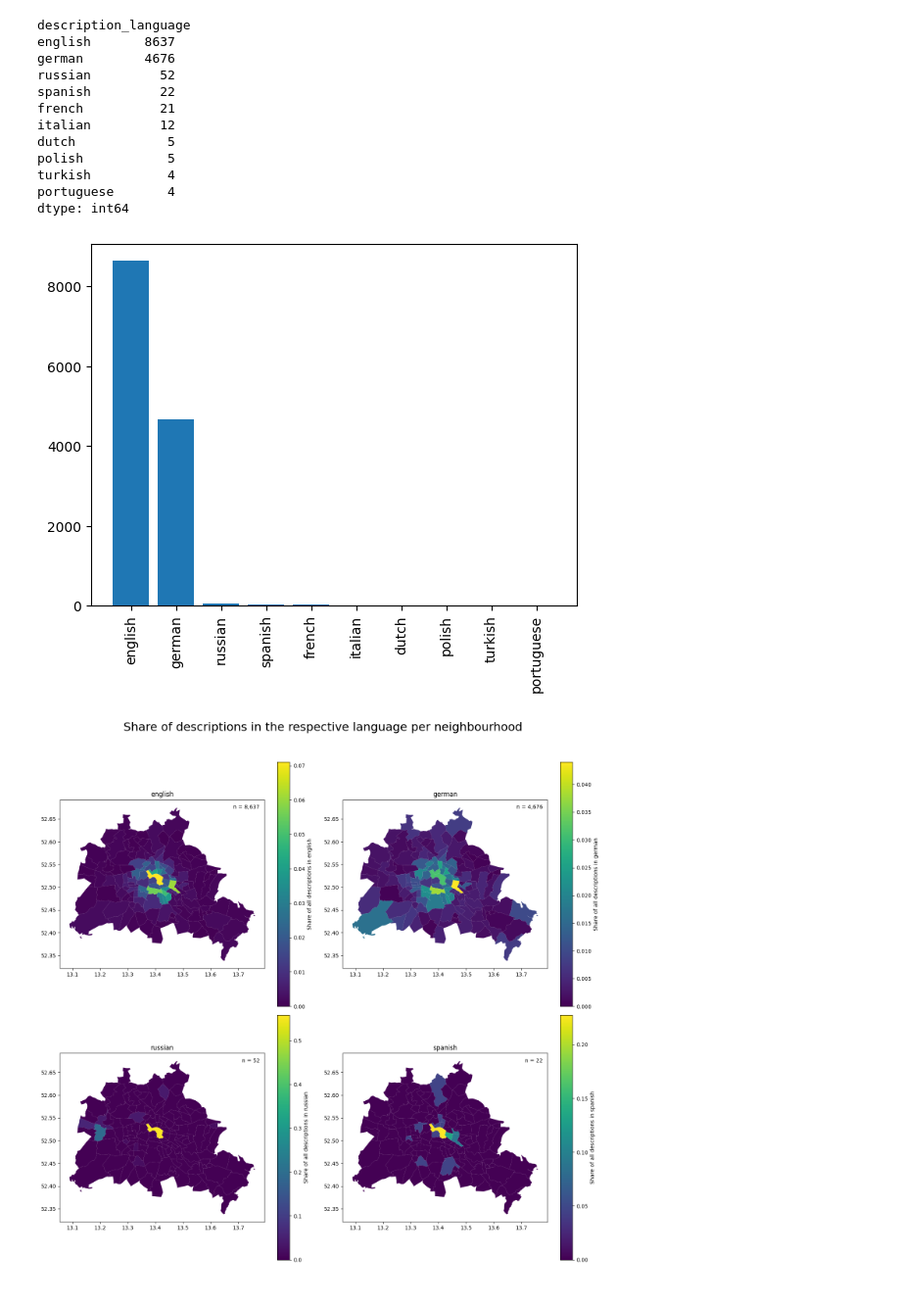
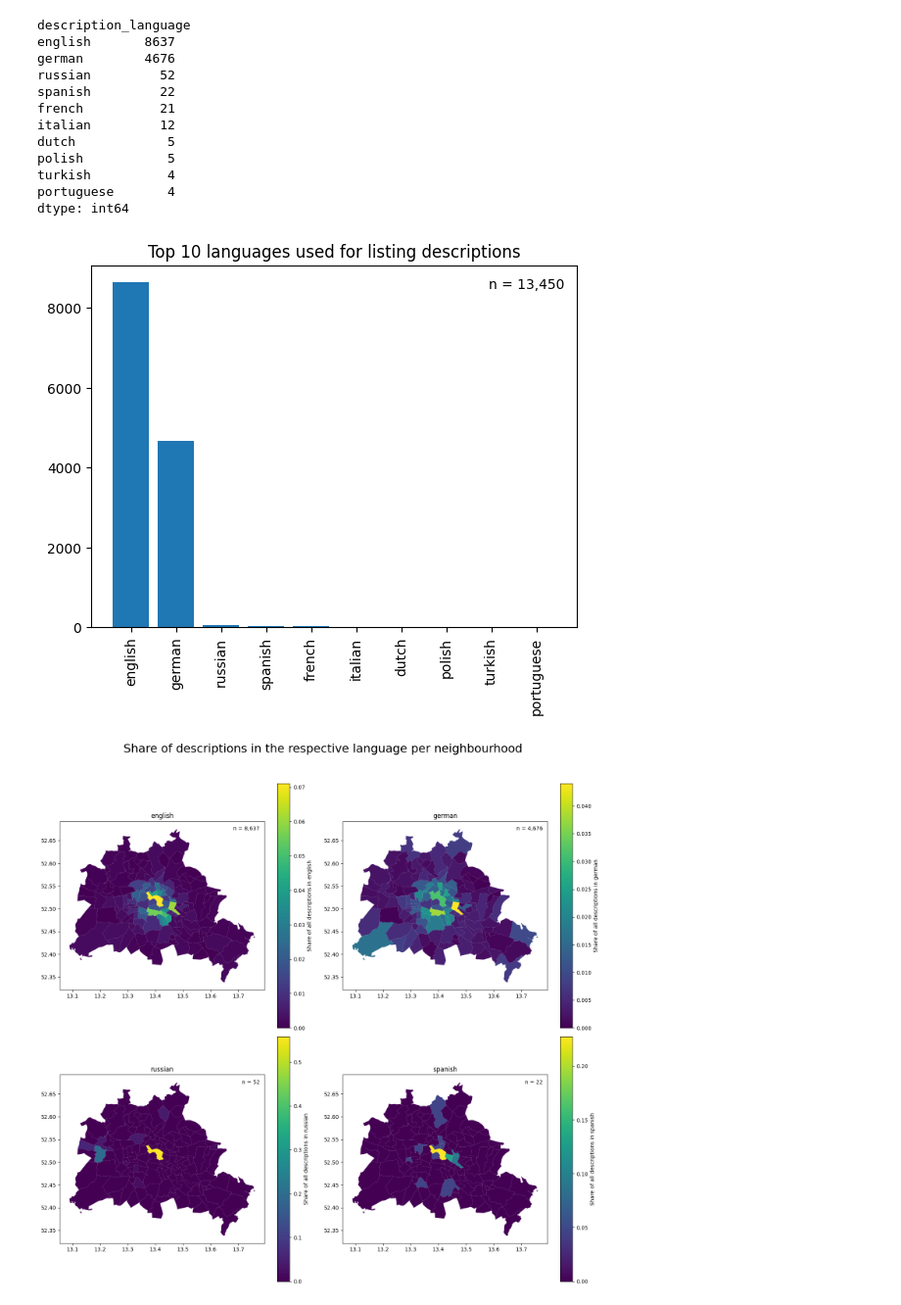
Before and after one commit to unibz-seis2022-transcripts/programming-for-data-science-project, a Jupyter notebook: Inside-Airbnb-Berlin.ipynb, the cells around one changed output. Shown at 98% size. Saved outputs shown, nothing was run; the diff lists cells and outputs as text; code cells hidden in the pictures.

```diff
--- a/Inside-Airbnb-Berlin.ipynb
+++ b/Inside-Airbnb-Berlin.ipynb
@@ -337,13 +342,18 @@ dtype: int64
 # %%
 labels = top_10_listing_languages.keys()
 sizes = top_10_listing_languages.values
 
 fig, ax = plt.subplots()
 ax.bar(labels, sizes)
 plt.xticks(rotation=90)
+ax.set_title("Top 10 languages used for listing descriptions")
+
+legend_patch = mpatches.Patch(color='white', label='n = ' + f'{len(listings_desc_confident_language):,}')
+ax.legend(handles=[legend_patch], frameon = False)
+
 plt.show()
 # %% [output]
-[figure, old version]
+[figure, new version]
 # %%
 # import matplotlib.colors as colors
 #  vmin, vmax, vcenter = 0, language_data.counts.max(), language_data.counts.max() / 2
```
Also changed, not shown: parts of 14 cells of this notebook, 1 other file.
